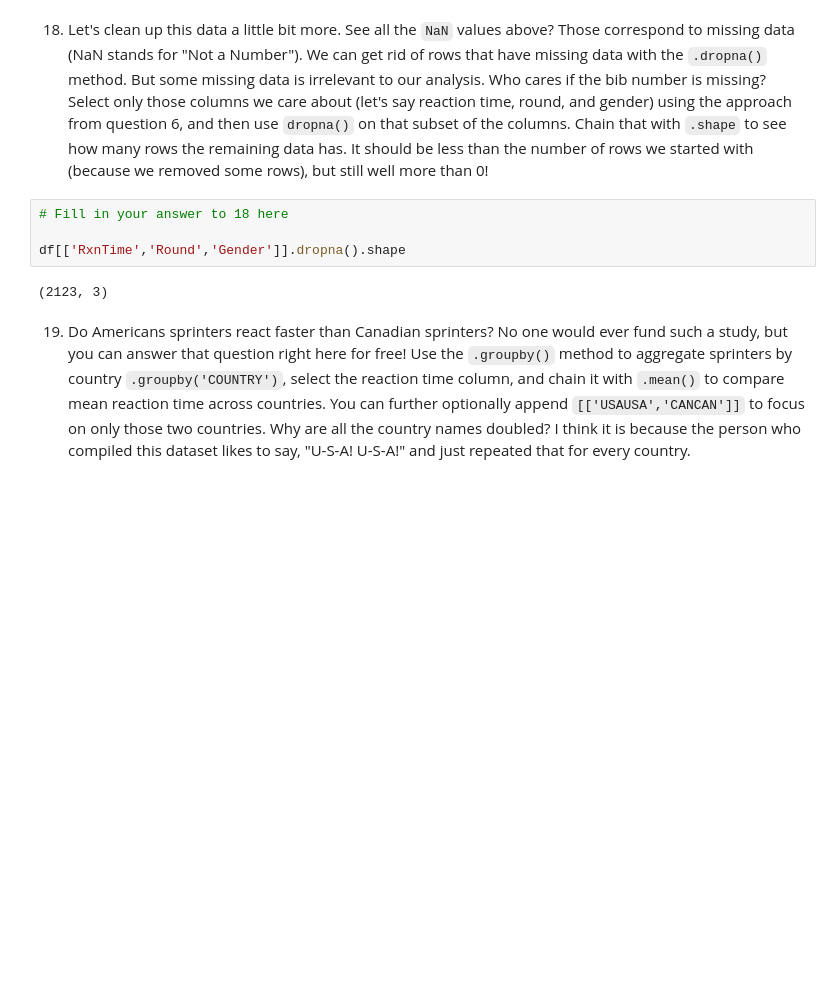
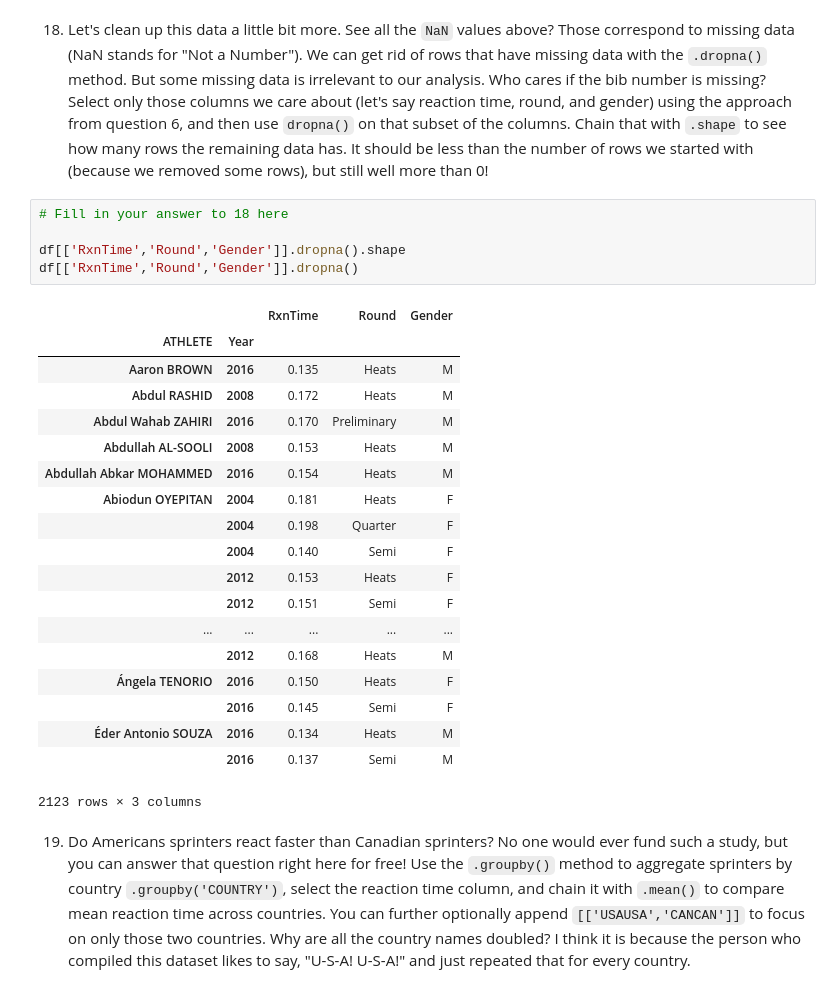
Before and after one commit to jatchison13/neuro-data-analysis-course, a Jupyter notebook: Copy_of_spinal_exercises.ipynb, the cells around one changed output. Drawn from its saved outputs; the diff is of its cells as text; blank space fills up the shorter version.

```diff
--- a/Copy_of_spinal_exercises.ipynb
+++ b/Copy_of_spinal_exercises.ipynb
@@ -332,9 +332,28 @@ dtype: object
 # %%
 # Fill in your answer to 18 here
 
 df[['RxnTime','Round','Gender']].dropna().shape
+df[['RxnTime','Round','Gender']].dropna()
 # %% [output]
+|  |  | RxnTime | Round | Gender |
+| ATHLETE | Year |  |  |  |
+| Aaron BROWN | 2016 | 0.135 | Heats | M |
+| Abdul RASHID | 2008 | 0.172 | Heats | M |
+| Abdul Wahab ZAHIRI | 2016 | 0.170 | Preliminary | M |
+| Abdullah AL-SOOLI | 2008 | 0.153 | Heats | M |
+| Abdullah Abkar MOHAMMED | 2016 | 0.154 | Heats | M |
+| Abiodun OYEPITAN | 2004 | 0.181 | Heats | F |
+|  | 2004 | 0.198 | Quarter | F |
+|  | 2004 | 0.140 | Semi | F |
+|  | 2012 | 0.153 | Heats | F |
+|  | 2012 | 0.151 | Semi | F |
+| ... | ... | ... | ... | ... |
+|  | 2012 | 0.168 | Heats | M |
+| Ángela TENORIO | 2016 | 0.150 | Heats | F |
+|  | 2016 | 0.145 | Semi | F |
+| Éder Antonio SOUZA | 2016 | 0.134 | Heats | M |
+|  | 2016 | 0.137 | Semi | M |
-(2123, 3)
+2123 rows × 3 columns
 # %% [markdown]
 19) Do Americans sprinters react faster than Canadian sprinters?  No one would ever fund such a study, but you can answer that question right here for free!  Use the `.groupby()` method to aggregate sprinters by country `.groupby('COUNTRY')`, select the reaction time column, and chain it with `.mean()` to compare mean reaction time across countries.  You can further optionally append `[['USAUSA','CANCAN']]` to focus on only those two countries.  Why are all the country names doubled?  I think it is because the person who compiled this dataset likes to say, "U-S-A!  U-S-A!" and just repeated that for every country.
 # %%
```
Also changed, not shown: parts of 3 cells of this notebook.
